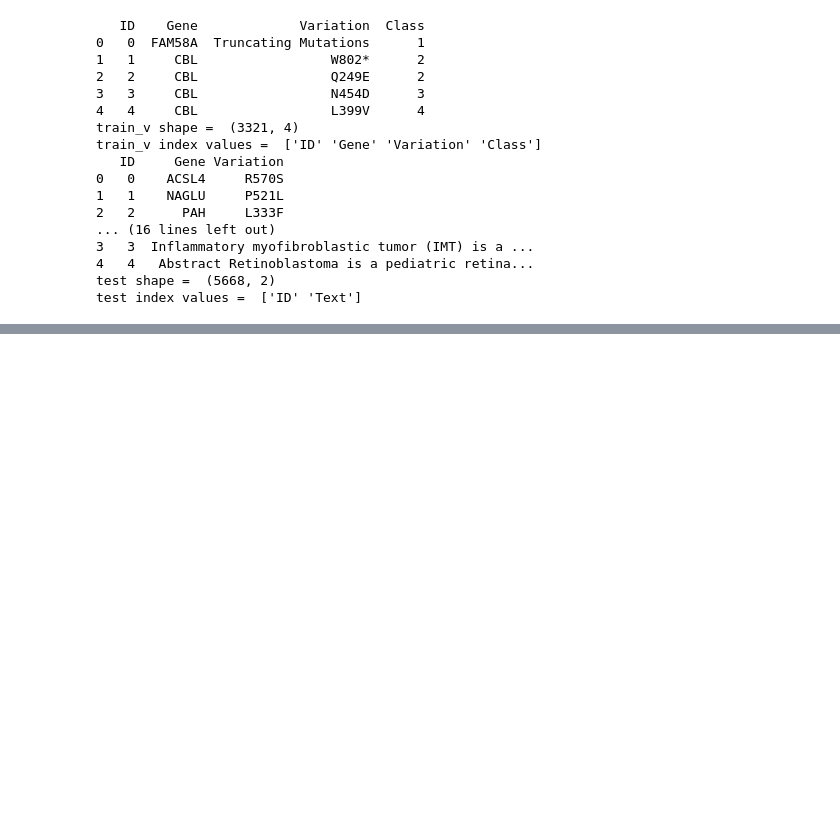
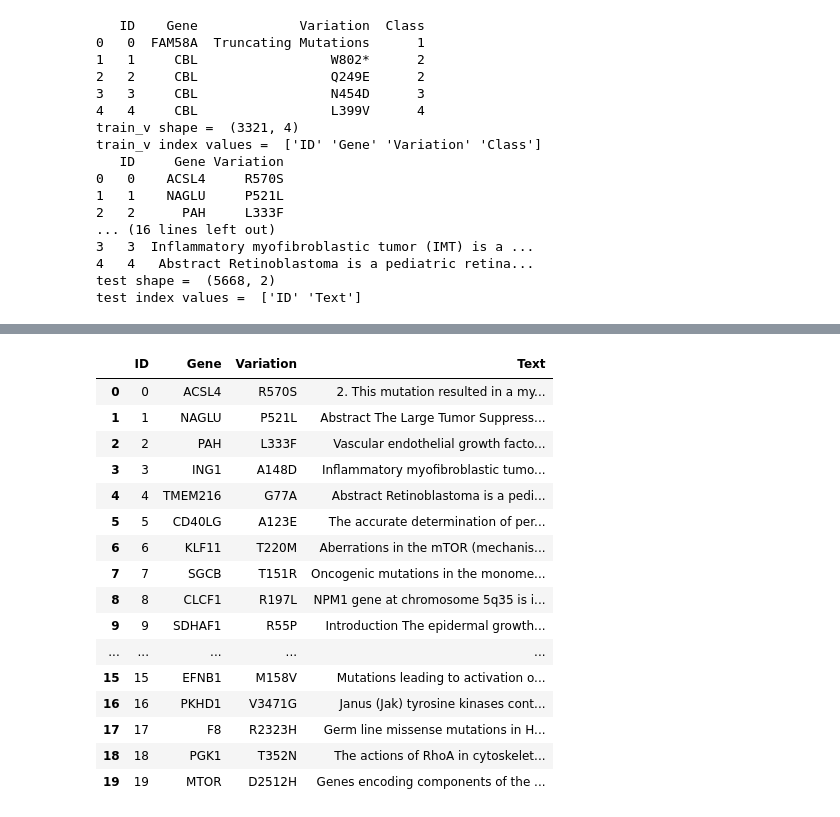
Before and after one commit to lriverawong/personalized-medicine-data-analysis, a Jupyter notebook: personalized-medicine-eda.ipynb, the cells around one changed output, grey strips where cells are left out. Saved outputs shown, nothing was run; the diff lists cells and outputs as text; code cells hidden in the pictures; blank space fills up the shorter version.

```diff
--- a/personalized-medicine-eda.ipynb
+++ b/personalized-medicine-eda.ipynb
@@ -550,0 +567,20 @@ plt.show()
+# %%
+test_df.head(20)
+# %% [output]
+|  | ID | Gene | Variation | Text |
+| 0 | 0 | ACSL4 | R570S | 2. This mutation resulted in a my... |
+| 1 | 1 | NAGLU | P521L | Abstract The Large Tumor Suppress... |
+| 2 | 2 | PAH | L333F | Vascular endothelial growth facto... |
+| 3 | 3 | ING1 | A148D | Inflammatory myofibroblastic tumo... |
+| 4 | 4 | TMEM216 | G77A | Abstract Retinoblastoma is a pedi... |
+| 5 | 5 | CD40LG | A123E | The accurate determination of per... |
+| 6 | 6 | KLF11 | T220M | Aberrations in the mTOR (mechanis... |
+| 7 | 7 | SGCB | T151R | Oncogenic mutations in the monome... |
+| 8 | 8 | CLCF1 | R197L | NPM1 gene at chromosome 5q35 is i... |
+| 9 | 9 | SDHAF1 | R55P | Introduction The epidermal growth... |
+| ... | ... | ... | ... | ... |
+| 15 | 15 | EFNB1 | M158V | Mutations leading to activation o... |
+| 16 | 16 | PKHD1 | V3471G | Janus (Jak) tyrosine kinases cont... |
+| 17 | 17 | F8 | R2323H | Germ line missense mutations in H... |
+| 18 | 18 | PGK1 | T352N | The actions of RhoA in cytoskelet... |
+| 19 | 19 | MTOR | D2512H | Genes encoding components of the ... |
```
Also changed, not shown: parts of 10 cells of this notebook.
